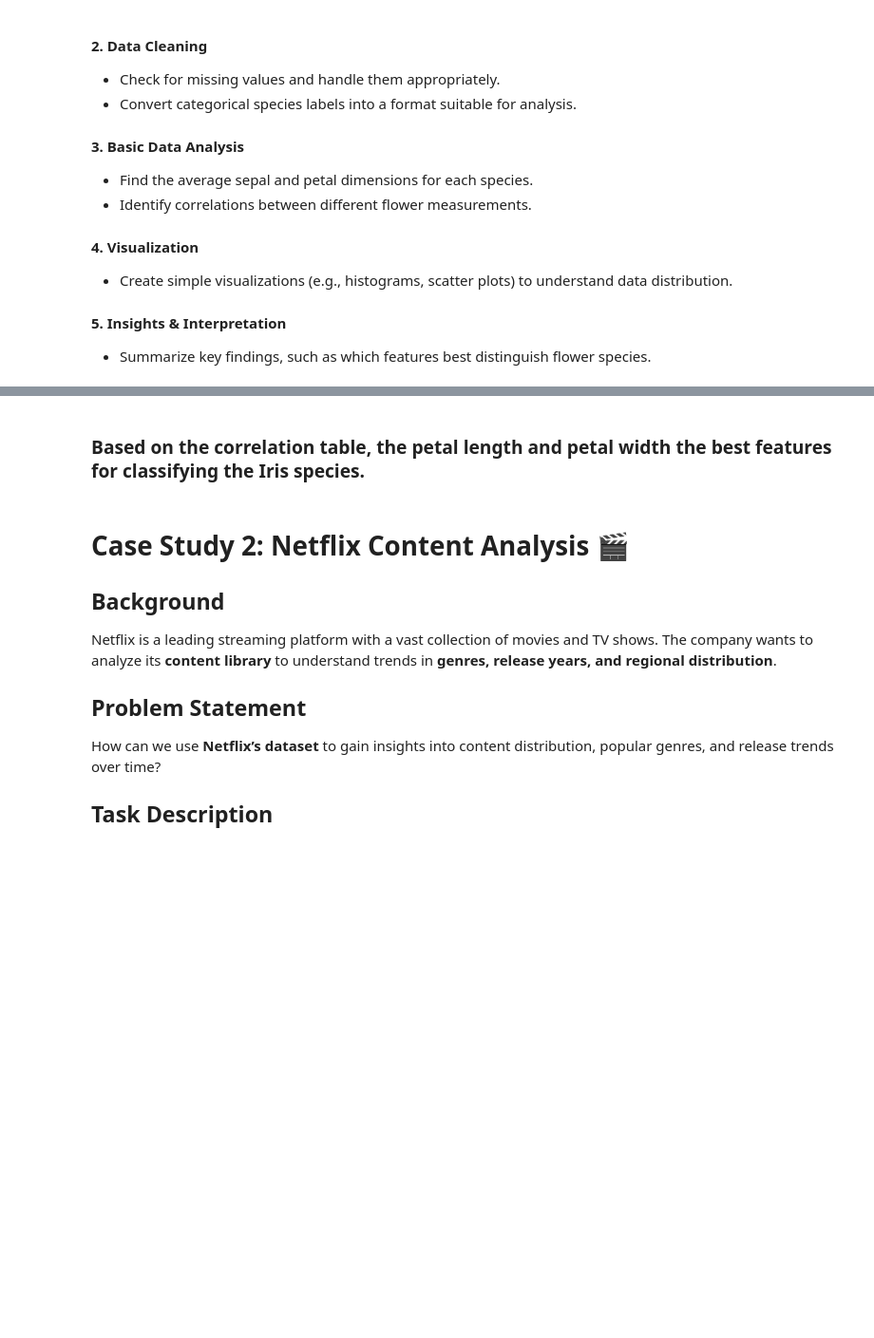
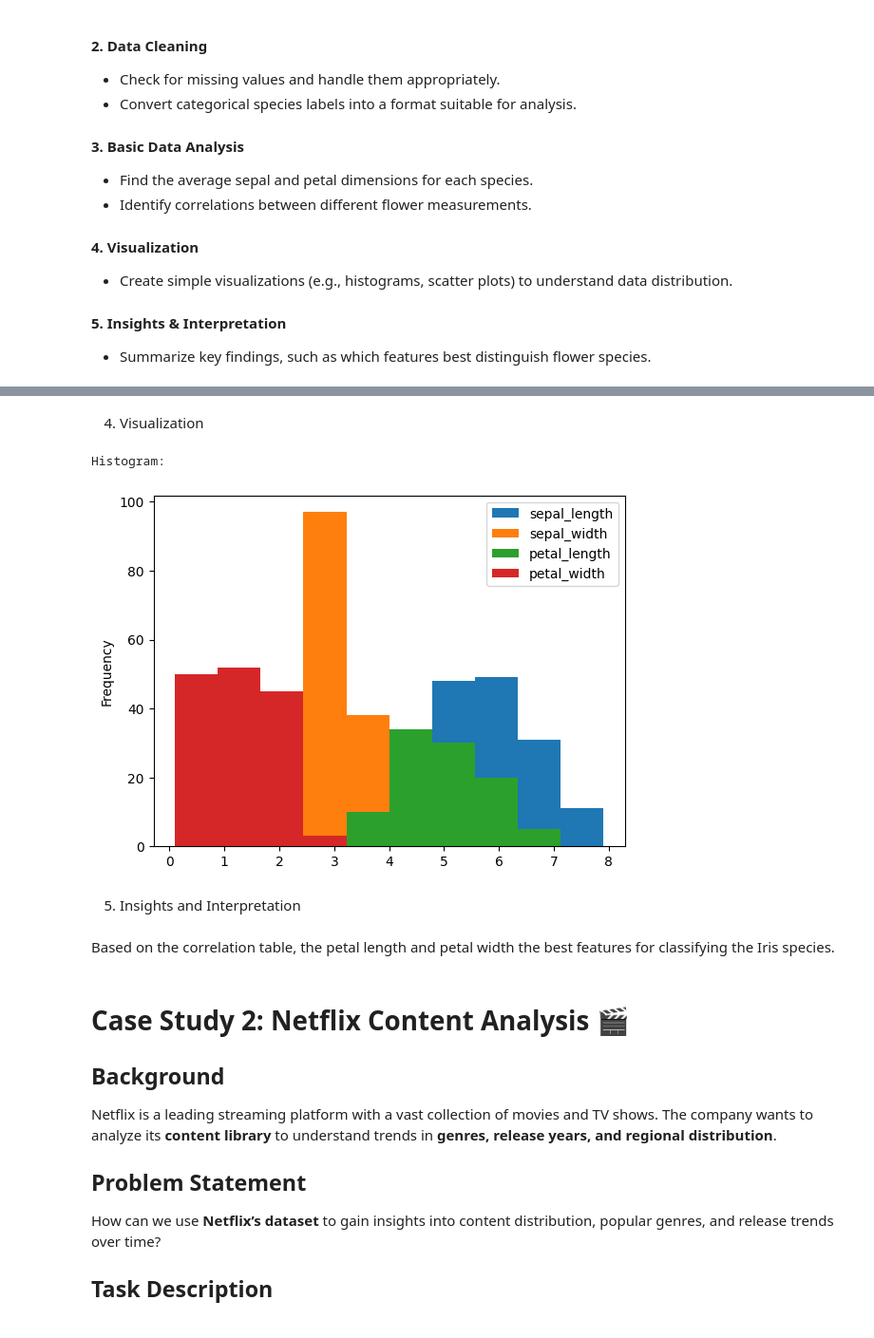
Before and after one commit to aaaaaahrj/CS-3246, a Jupyter notebook: Activity 2/[Activity_2]_Python_Pandas_Student_Copy.ipynb, the cells around one changed output, grey strips where cells are left out. Shown at 95% size. Cells and saved outputs as stored; diff of their text form; code cells hidden in the pictures; blank space fills up the shorter version.

```diff
--- a/Activity 2/[Activity_2]_Python_Pandas_Student_Copy.ipynb
+++ b/Activity 2/[Activity_2]_Python_Pandas_Student_Copy.ipynb
@@ -327,0 +338,11 @@ Histogram:
+# %%
+# find missing values
+missing_values = irisData.isnull().sum()
+print(f"Number if missing values:\n{missing_values}\n----------------------------------------")
+
+# replace missing values with mean
+irisData.fillna(irisData.mean(numeric_only=True), inplace=True)
+print(f"Replace missing values with mean:\n{irisData.to_string()}")
+
+# convert categorical species into a format suitable for analysis
+irisData['species'].replace({'Iris-setosa': 1, 'Iris-versicolor': 2, 'Iris-virginica': 3}, inplace=True)
@@ -328,5 +399,19 @@ Histogram:
+# %% [markdown]
+4. Visualization
+# %%
+import matplotlib.pyplot as plt
+
+# Visualization
+print(f"Histogram: ")
+irisData.plot(kind = 'hist')
+plt.show()
+# %% [output]
+Histogram:
+[figure, added]
+# %% [markdown]
+5. Insights and Interpretation
 # %% [markdown]
-### Based on the correlation table, the petal length and petal width the best features for classifying the Iris species.
+Based on the correlation table, the petal length and petal width the best features for classifying the Iris species.
 # %% [markdown]
 # **Case Study 2: Netflix Content Analysis** 🎬
 
```
Also changed, not shown: parts of 14 cells of this notebook.
